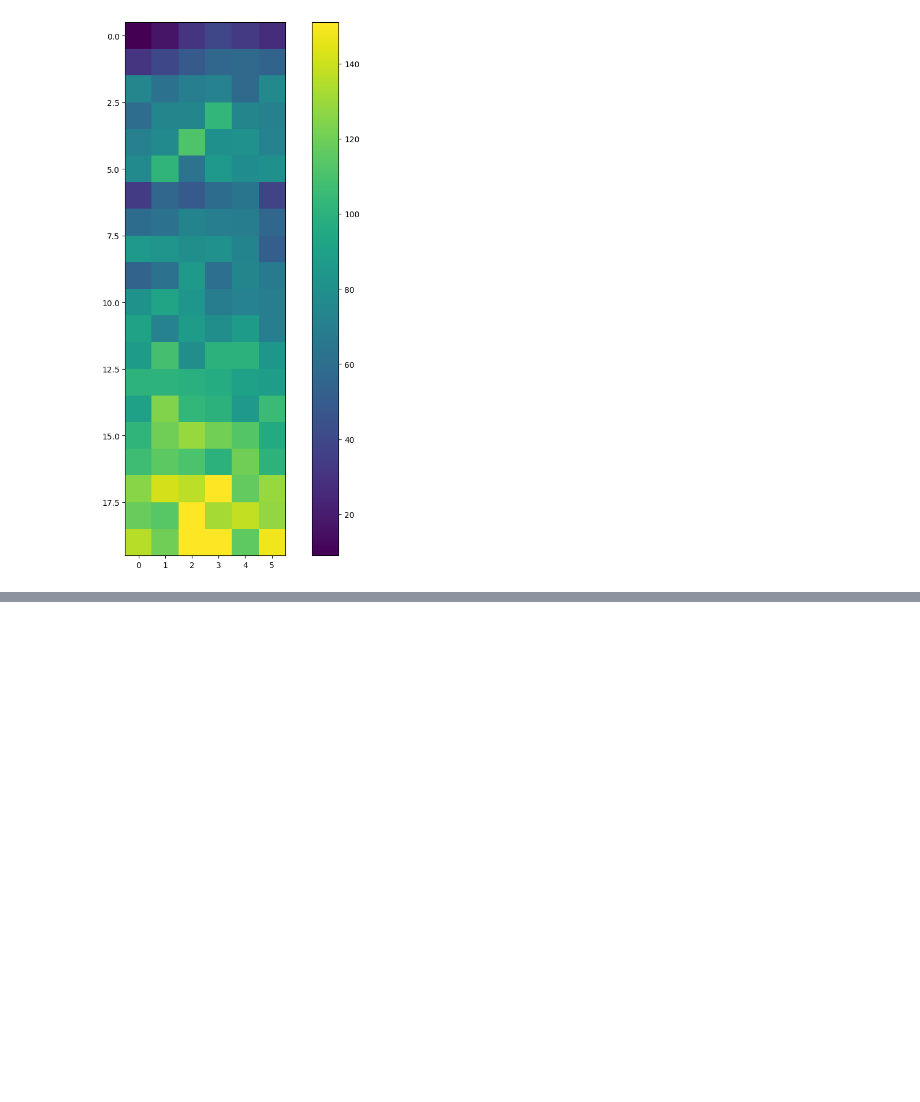
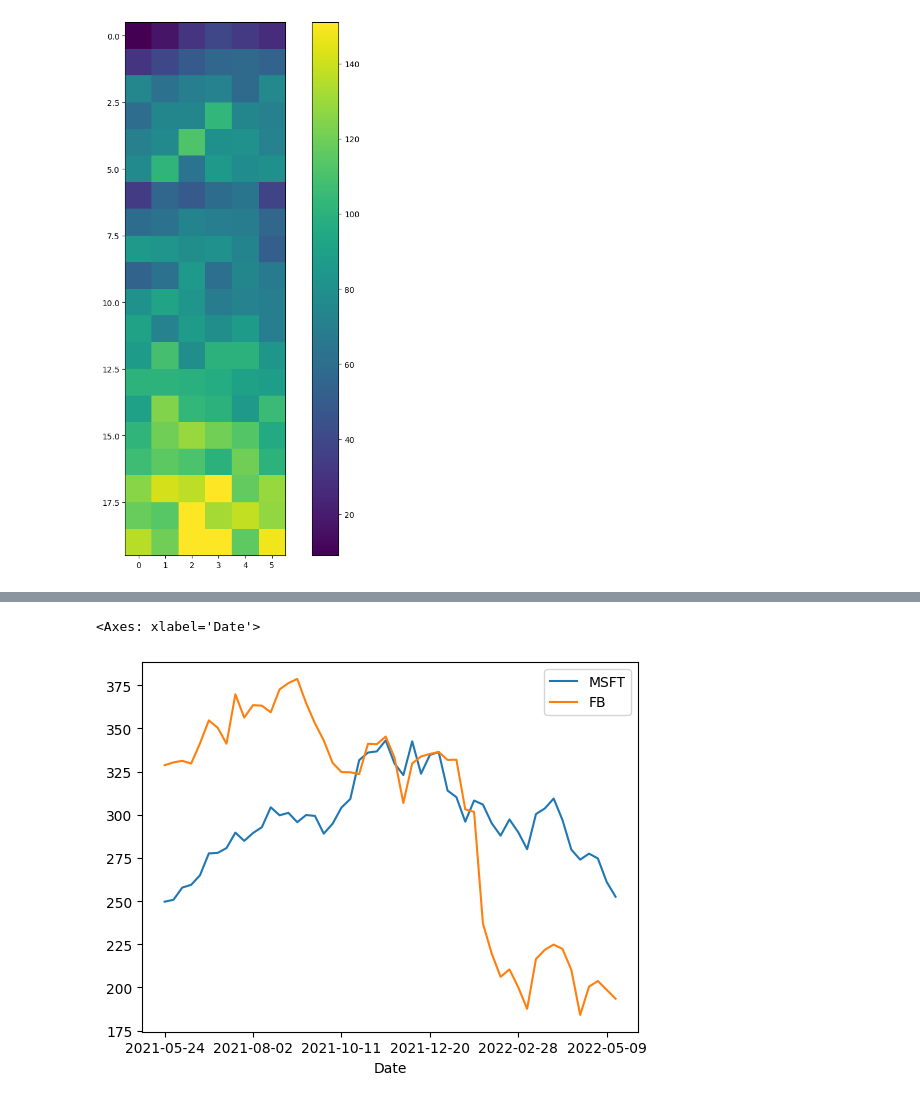
Before and after one commit to Kunalwagh107/n-python-numpy-pandas, a Jupyter notebook: Matplotlib_and_Seaborn.ipynb, the cells around one changed output, grey strips where cells are left out. Saved outputs shown, nothing was run; the diff lists cells and outputs as text; code cells hidden in the pictures; blank space fills up the shorter version.

```diff
--- a/Matplotlib_and_Seaborn.ipynb
+++ b/Matplotlib_and_Seaborn.ipynb
@@ -981,0 +1029,3 @@ plt.colorbar()
+# %%
+stocks = pd.read_csv('https://raw.githubusercontent.com/m-mehdi/pandas_tutorials/main/weekly_stocks.csv')
+stocks.head()
@@ -981,0 +1039,5 @@ plt.colorbar()
+# %%
+stocks.loc[:,['Date','MSFT','FB']].plot(kind='line',x ='Date') # asking on DB
+# %% [output]
+<Axes: xlabel='Date'>
+[figure, added]
```
Also changed, not shown: parts of 16 cells of this notebook.
